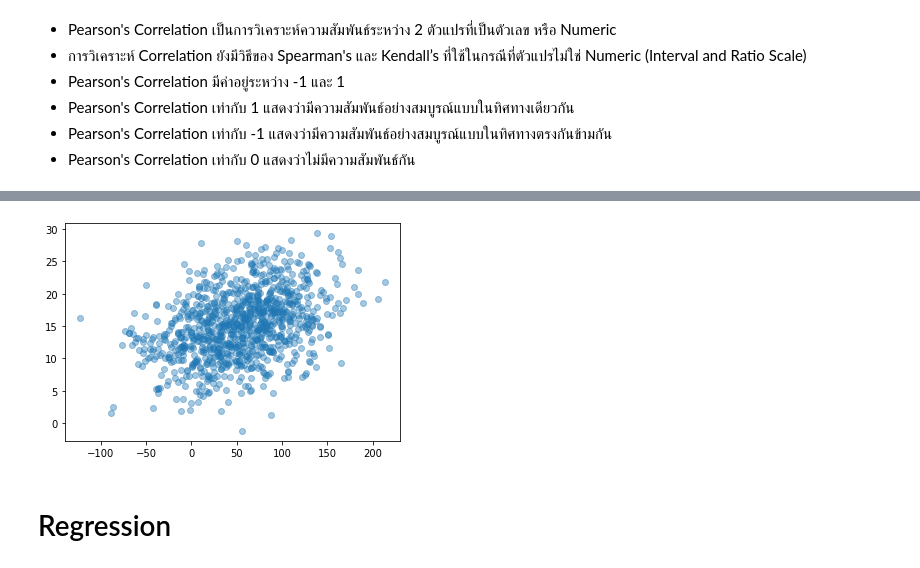
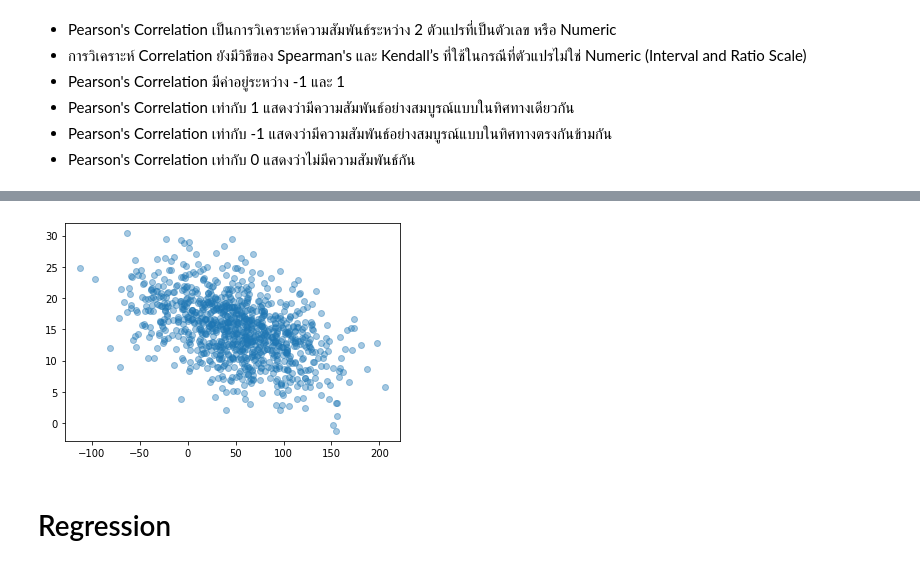
Before and after one commit to thanachart/ai-builders-tabular-data, a Jupyter notebook: Notebooks/04t_02_correlation_regression.ipynb, the cells around one changed output, grey strips where cells are left out. Saved outputs shown, nothing was run; the diff lists cells and outputs as text; code cells hidden in the pictures.

```diff
--- a/Notebooks/04t_02_correlation_regression.ipynb
+++ b/Notebooks/04t_02_correlation_regression.ipynb
@@ -50,9 +59,9 @@ gen_corr(0)
 # %%
 # try it yourself
 
-gen_corr(0.4)
+gen_corr(-0.5)
 # %% [output]
-[figure, old version]
+[figure, new version]
 # %% [markdown]
 # Regression
 # %% [markdown]
```
Also changed, not shown: parts of 11 cells of this notebook, 2 other files.
